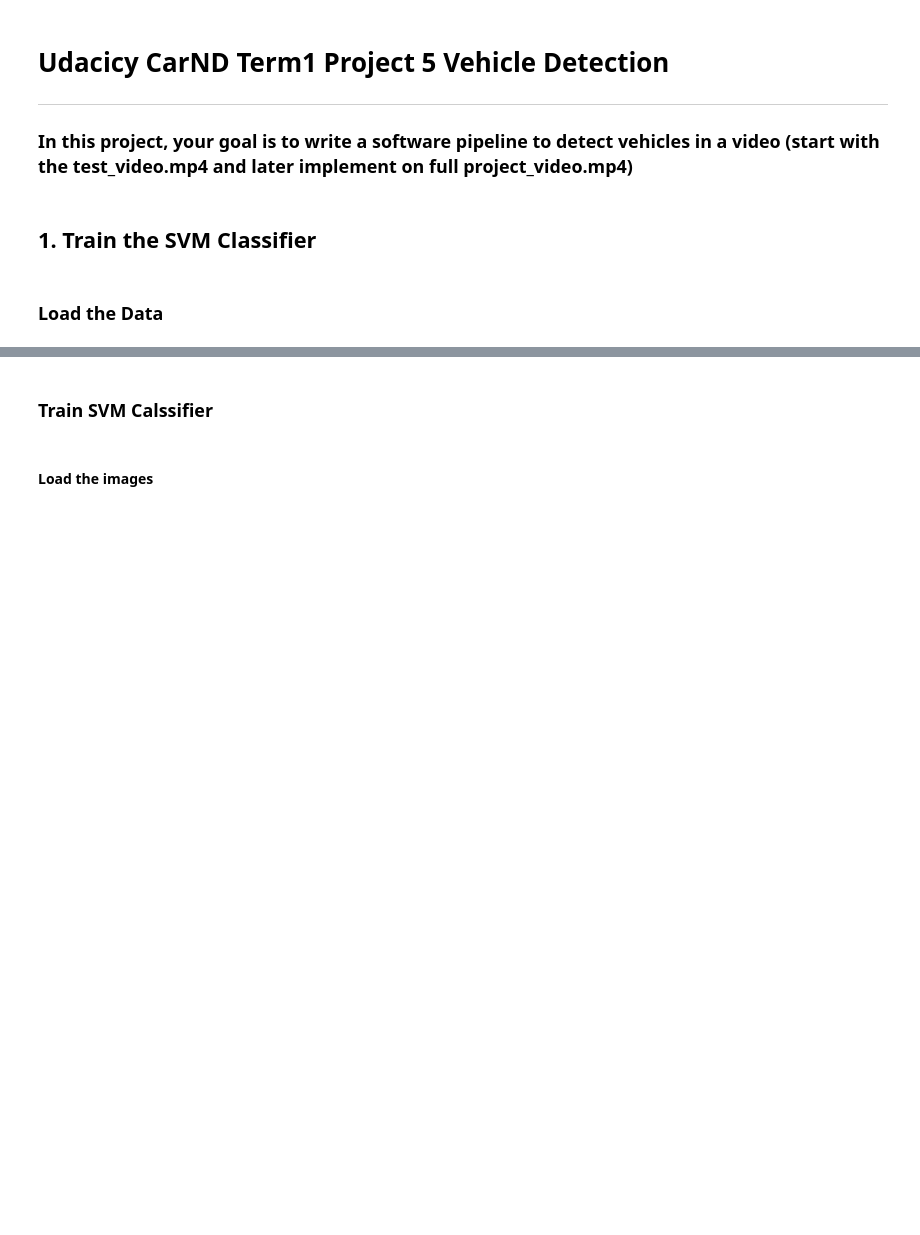
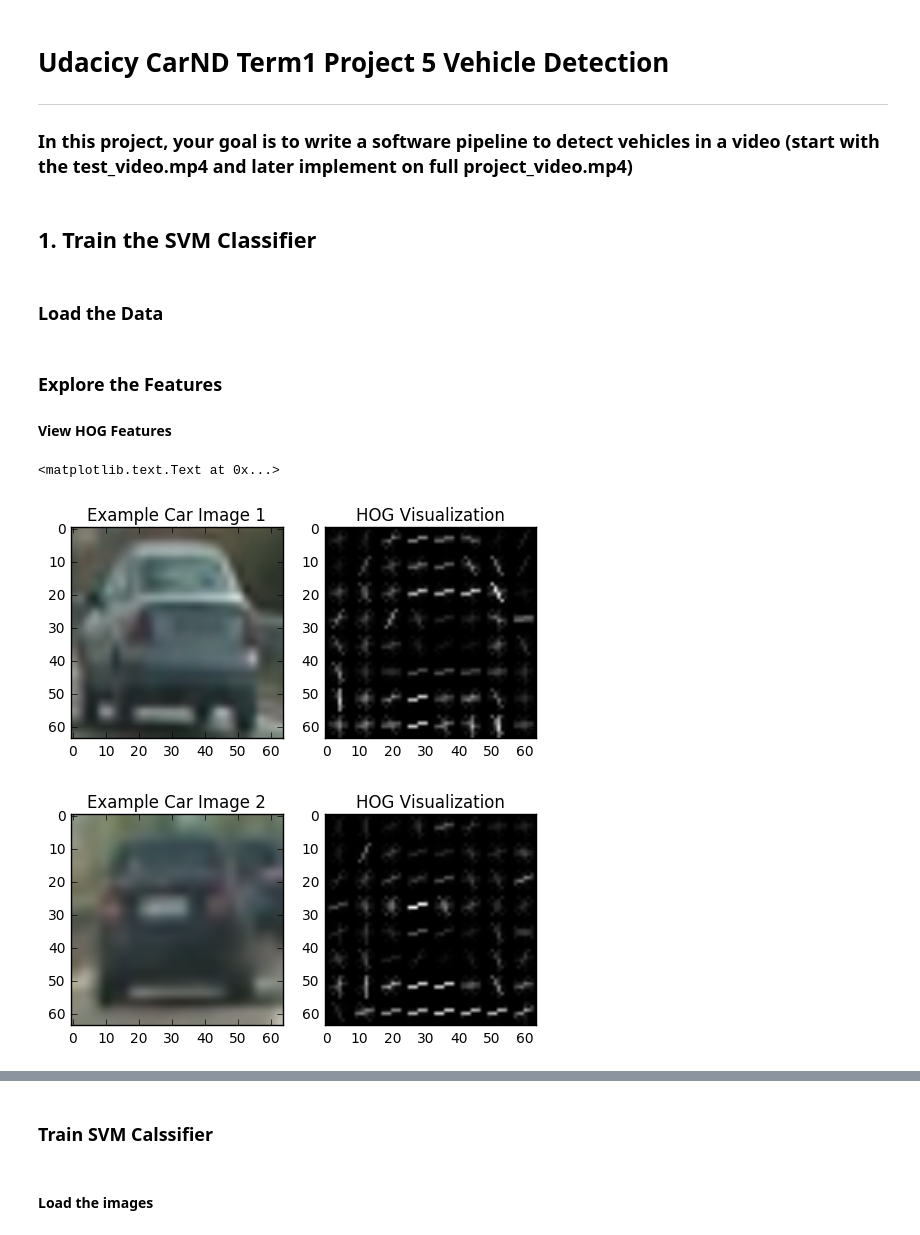
Before and after one commit to Hornbill201/SelfDrivingCar-P5-Vehicle_Detection, a Jupyter notebook: P5_train_svc.ipynb, the cells around one changed output, grey strips where cells are left out. Drawn from its saved outputs; the diff is of its cells as text; code cells hidden in the pictures; blank space fills up the shorter version.

```diff
--- a/P5_train_svc.ipynb
+++ b/P5_train_svc.ipynb
@@ -62,3 +62,39 @@ def color_hist(img, nbins=32, bins_range=(0, 256)):
     hist_features = np.concatenate((channel1_hist[0], channel2_hist[0], channel3_hist[0]))
     # Return the individual histograms, bin_centers and feature vector
     return hist_features
+# %% [markdown]
+### Explore the Features
+#### View HOG Features
+# %%
+
+car1 = mpimg.imread('./feature_example/car1.png')
+car2 = mpimg.imread('./feature_example/car2.png')
+orient = 9
+pix_per_cell = 8
+cell_per_block = 2
+gray1 = cv2.cvtColor(car1, cv2.COLOR_RGB2GRAY)
+gray2 = cv2.cvtColor(car2, cv2.COLOR_RGB2GRAY)
+# Call our function with vis=True to see an image output
+features1, hog_image1 = get_hog_features(gray1, orient, pix_per_cell, cell_per_block, vis=True, feature_vec=False)
+features2, hog_image2 = get_hog_features(gray2, orient, pix_per_cell, cell_per_block, vis=True, feature_vec=False)
+# Plot the examples
+fig = plt.figure()
+plt.subplot(121)
+plt.imshow(car1, cmap='gray')
+plt.title('Example Car Image 1')
+plt.subplot(122)
+plt.imshow(hog_image1, cmap='gray')
+plt.title('HOG Visualization')
+
+# Plot the examples
+fig = plt.figure()
+plt.subplot(121)
+plt.imshow(car2, cmap='gray')
+plt.title('Example Car Image 2')
+plt.subplot(122)
+plt.imshow(hog_image2, cmap='gray')
+plt.title('HOG Visualization')
+# %% [output]
+<matplotlib.text.Text at 0x...>
+[figure, added]
+[figure, added]
```
Also changed, not shown: parts of 4 cells of this notebook, 1 other file.
